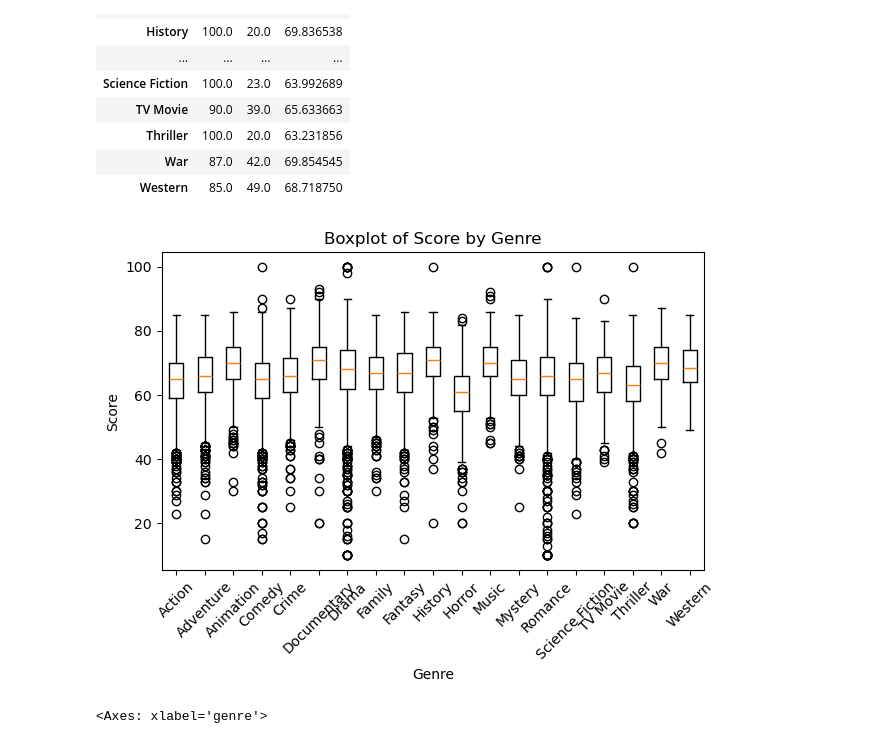
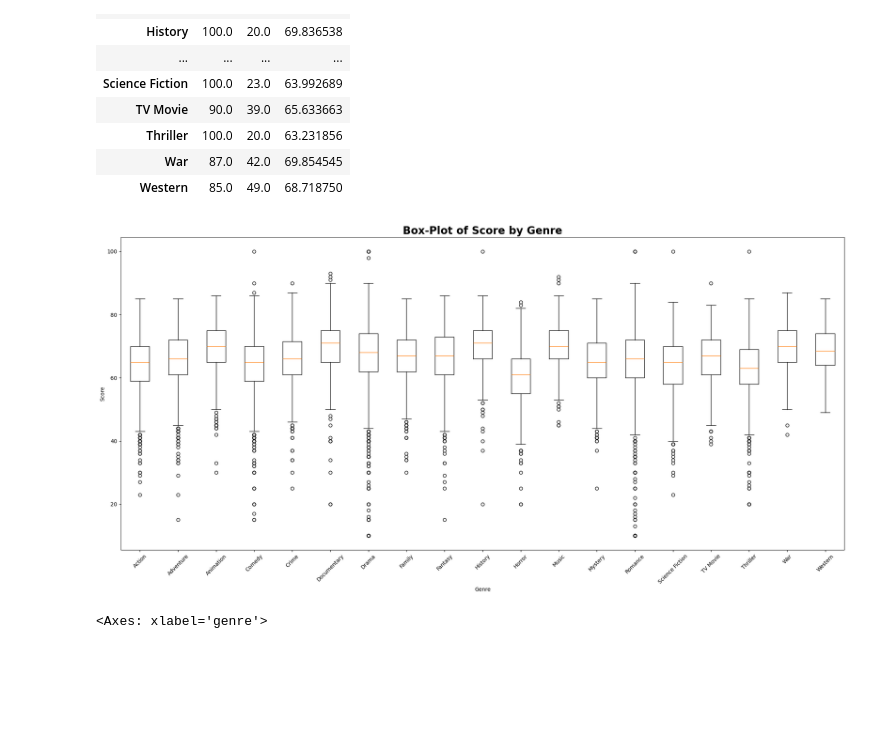
Before and after one commit to edoadro/university, a Jupyter notebook: RMBA/Group Project/imdb_joined.ipynb, the cells around one changed output. Saved outputs shown, nothing was run; the diff lists cells and outputs as text; code cells hidden in the pictures; blank space fills up the shorter version.

```diff
--- a/RMBA/Group Project/imdb_joined.ipynb
+++ b/RMBA/Group Project/imdb_joined.ipynb
@@ -83,6 +133,7 @@ country        0
 dtype: int64
 # %%
 imdb_movies.dropna(inplace=True)
+imdb_movies.reset_index(drop = True, inplace = True)
 imdb_movies.isna().sum()
 # %% [output]
 names         0
@@ -163,6 +214,7 @@ dtype: int64
 imdb_movies = imdb_movies[imdb_movies.score != 0]
 imdb_movies = imdb_movies[imdb_movies.revenue >= 1000]
 imdb_movies = imdb_movies[imdb_movies.budget >= 1000]
+imdb_movies.reset_index(drop = True, inplace = True)
 imdb_movies.describe()
 # %% [output]
 |  | release_date | score | budget | revenue | profitable |
@@ -306,24 +493,23 @@ imdb_genres.groupby('genre')['score'].agg(['max', 'min', 'mean'])
 | War | 87.0 | 42.0 | 69.854545 |
 | Western | 85.0 | 49.0 | 68.718750 |
 # %%
-
 #boxplot
 
 #data preparation for boxplot
 grouped_genres = imdb_genres.groupby('genre')['score'].apply(list)
 genres_list = grouped_genres.index.tolist()
 genres_data_to_plot = [grouped_genres[genre] for genre in genres_list]
 
 #boxplot preparation
-fig, ax = plt.subplots()
+fig, ax = plt.subplots(figsize=(20,10))
 ax.boxplot(genres_data_to_plot, labels=genres_list)
 ax.set_xlabel('Genre')
 ax.set_ylabel('Score')
-ax.set_title('Boxplot of Score by Genre')
+plt.title('Box-Plot of Score by Genre', fontsize=20, fontweight='bold')
 plt.xticks(rotation = 45)
 plt.tight_layout()
 # %% [output]
-[figure, old version]
+[figure, new version]
 # %%
 genre_counts = imdb_genres['genre'].value_counts()
 genre_counts.plot(kind = 'bar')
```
Also changed, not shown: parts of 96 cells of this notebook, 1 other file.
